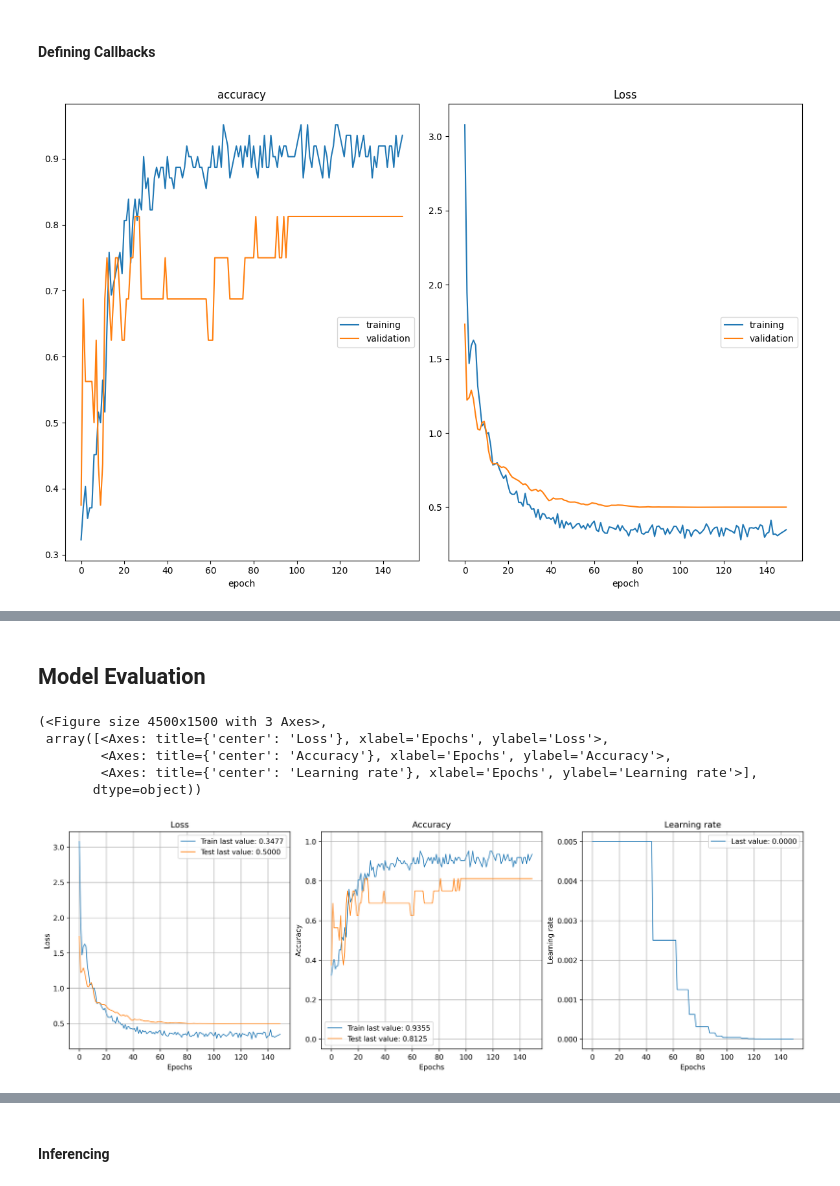
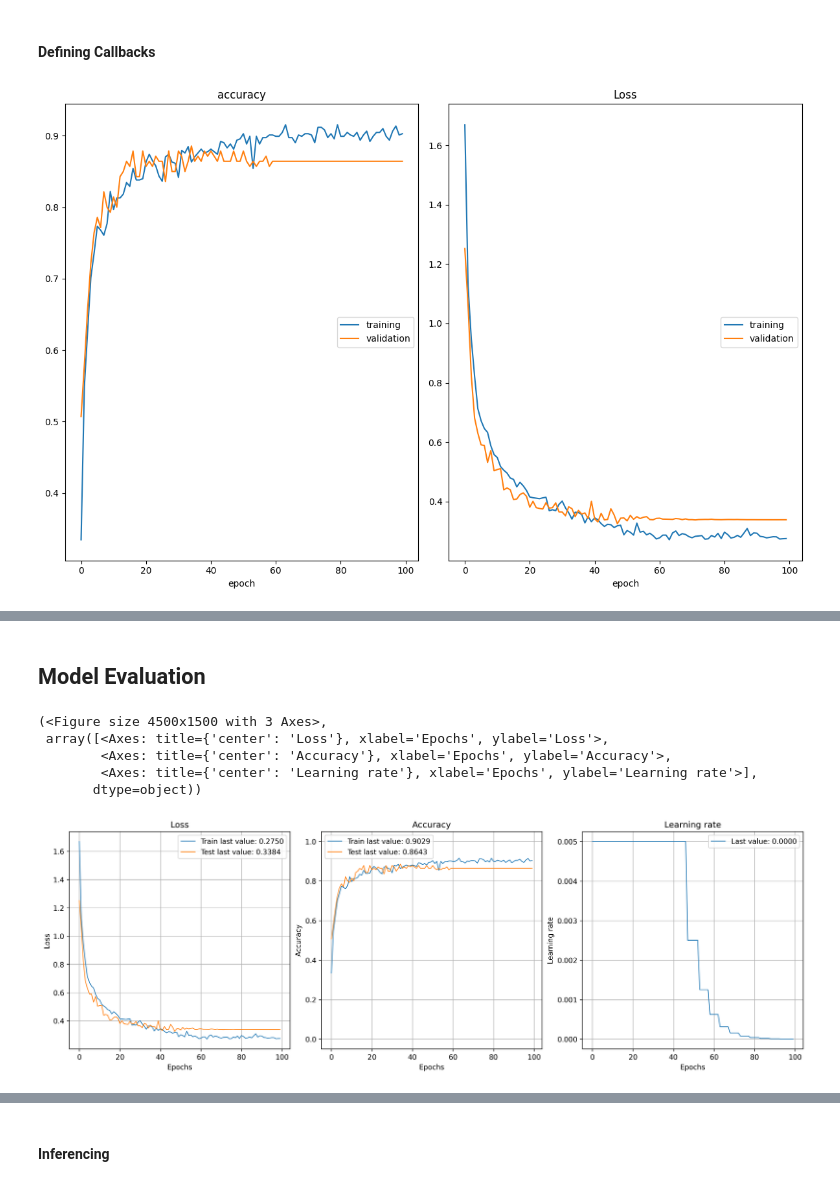
Before and after one commit to DeKUT-DSAIL/dsail-tech4wildlife, a Jupyter notebook: PART-2/camera_trap_tutorial.ipynb, the cells around one changed output, grey strips where cells are left out. Saved outputs shown, nothing was run; the diff lists cells and outputs as text; code cells hidden in the pictures.

```diff
--- a/PART-2/camera_trap_tutorial.ipynb
+++ b/PART-2/camera_trap_tutorial.ipynb
@@ -86,21 +86,22 @@ test_images_path = 'test'
 train_tensors = tf.keras.preprocessing.image_dataset_from_directory(
                                                                     'train',
                                                                     image_size=(96, 96),
-                                                                    batch_size=27,
+                                                                    batch_size=3,
                                                                     shuffle=True,
                                                                     seed=random_state
                                                                 )
 val_tensors = tf.keras.preprocessing.image_dataset_from_directory(
                                                                     'val',
                                                                     image_size=(96, 96),
-                                                                    batch_size=27,
+                                                                    batch_size=3,
                                                                     seed=random_state
                                                                 )
 test_tensors = tf.keras.preprocessing.image_dataset_from_directory(
                                                                     'test',
                                                                     image_size=(96, 96),
-                                                                    batch_size=27,
-                                                                    seed=random_state
+                                                                    batch_size=3,
+                                                                    seed=random_state,
+                                                                    shuffle=False
                                                                 )
 
 # extract the train images and labels
@@ -176,45 +177,45 @@ helper.visualize_dimensionality_reduction(test_images, test_labels, labels)
 # %%
 # Model Architecture leveraging pretrained weights
 
-EPOCHS = 150
-LEARNING_RATE = 0.001
+EPOCHS = 100
+LEARNING_RATE = 0.005
 NUM_CLASSES = 6
-DROP_OUT = 0.1
-WEIGHT_DECAY = 0.0005
+DROPOUT = 0.05
+WEIGHT_DECAY = 0.000
 ACTIVATION = 'softmax'
 OPTIMIZER = 'adam'
-MOMENTUM = 0.9
+MOMENTUM = 0.5
 
-model = helper.build_model(num_classes=NUM_CLASSES, dropout=DROP_OUT,
+model = helper.build_model(num_classes=NUM_CLASSES, dropout=DROPOUT,
                    weight_decay=WEIGHT_DECAY, activation=ACTIVATION,
                    optimizer=OPTIMIZER, momentum=MOMENTUM,
                    learning_rate=LEARNING_RATE)
 # %% [markdown]
 #### Defining Callbacks
 # %%
-filepath = 'mobileweights_6classes.h5'
+filepath = 'mobileweights_6classes3.h5'
 anim = PlotLossesKeras(outputs=[MatplotlibPlot()])
 
 # Define the ModelCheckpoint callback
 checkpoint = tf.keras.callbacks.ModelCheckpoint(filepath, monitor='val_loss',
                                                 save_best_only=True, mode='min',
                                                 verbose=2)
 
 # Define the learning rate scheduler callback
 lr_scheduler = ReduceLROnPlateau(monitor='val_loss', factor=0.5,
                                  patience=5, verbose=1, min_lr=1e-6)
 
 # Include the lr_scheduler callback in the list of callbacks
 callbacks = [checkpoint, anim, lr_scheduler]
 
 # Train the model
 history = model.fit(
                   train_images,
                   train_labels,
                   epochs=EPOCHS,
                   validation_data=(val_images, val_labels),
                   verbose=2,
                   callbacks=callbacks
                 )
 # %% [output]
-[figure, old version]
+[figure, new version]
@@ -229,5 +230,5 @@ plot_history(history, dpi=300)
         <Axes: title={'center': 'Accuracy'}, xlabel='Epochs', ylabel='Accuracy'>,
         <Axes: title={'center': 'Learning rate'}, xlabel='Epochs', ylabel='Learning rate'>],
        dtype=object))
-[figure, old version]
+[figure, new version]
 # %%
```
Also changed, not shown: parts of 14 cells of this notebook.
